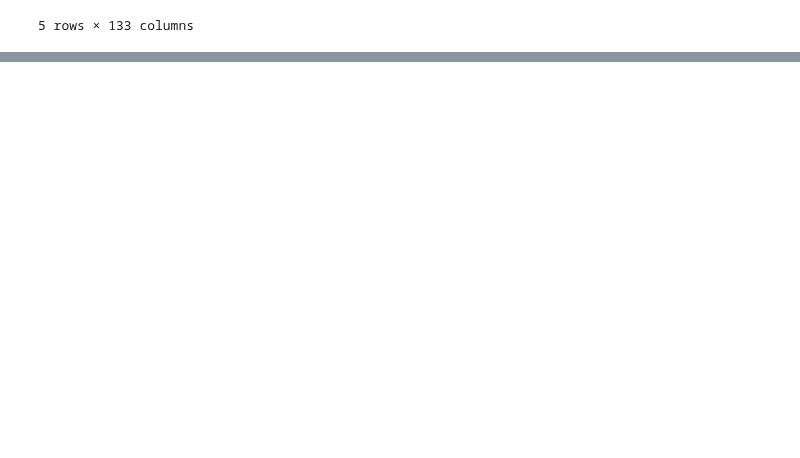
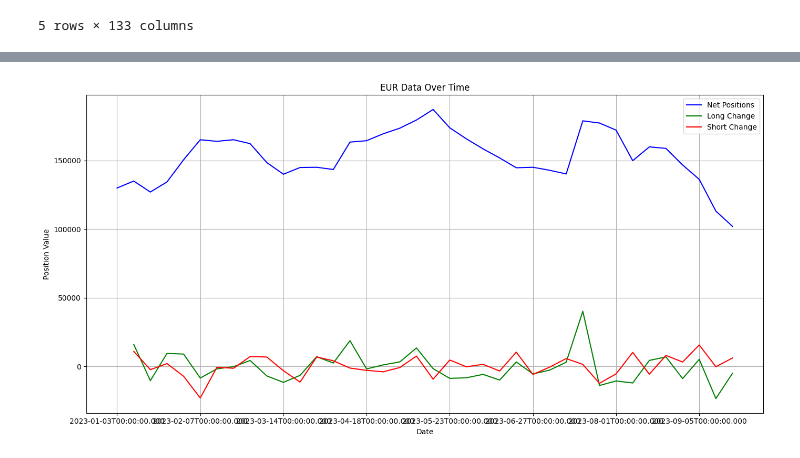
Before and after one commit to H-zx3/Projektas_FX, a Jupyter notebook: cotEUR.ipynb, the cells around one changed output, grey strips where cells are left out. Cells and saved outputs as stored; diff of their text form; code cells hidden in the pictures; blank space fills up the shorter version.

```diff
--- a/cotEUR.ipynb
+++ b/cotEUR.ipynb
@@ -88,0 +73,3 @@ non_commercial_gbp_data.head(50)
+# %%
+filtered_df = df_2023[df_2023['contract_market_name'] == "EURO FX"]
+filtered_df.head()
@@ -88,0 +110,17 @@ non_commercial_gbp_data.head(50)
+# %%
+eur_data = filtered_df[filtered_df['contract_market_name'] == "EURO FX"]
+
+non_commercial_eur_data = eur_data[['report_date_as_yyyy_mm_dd',
+                                   'contract_market_name',
+                                   'noncomm_positions_long_all',
+                                   'noncomm_positions_short_all']]
+
+# Calculate the differences for the long and short positions
+non_commercial_eur_data['long_change'] = non_commercial_eur_data['noncomm_positions_long_all'].astype(int).diff()
+non_commercial_eur_data['short_change'] = non_commercial_eur_data['noncomm_positions_short_all'].astype(int).diff()
+
+# Calculate net positions
+non_commercial_eur_data['net_positions'] = non_commercial_eur_data['noncomm_positions_long_all'].astype(int) - non_commercial_eur_data['noncomm_positions_short_all'].astype(int)
+
+# Display the first 50 rows
+non_commercial_eur_data.head(50)
@@ -88,0 +160,29 @@ non_commercial_gbp_data.head(50)
+# %%
+import matplotlib.pyplot as plt
+
+# Extracted and processed data code...
+# ... [Your code here]
+
+# Plotting
+plt.figure(figsize=(14, 7))
+
+# Plotting the 'net_positions' column
+non_commercial_eur_data.plot(x='report_date_as_yyyy_mm_dd', y='net_positions', kind='line', label='Net Positions', color='blue', ax=plt.gca())
+
+# Plotting the 'long_change' column
+non_commercial_eur_data.plot(x='report_date_as_yyyy_mm_dd', y='long_change', kind='line', label='Long Change', color='green', ax=plt.gca())
+
+# Plotting the 'short_change' column
+non_commercial_eur_data.plot(x='report_date_as_yyyy_mm_dd', y='short_change', kind='line', label='Short Change', color='red', ax=plt.gca())
+
+plt.title("EUR Data Over Time")
+plt.ylabel("Position Value")
+plt.xlabel("Date")
+plt.grid(True)
+plt.legend(loc="best")
+
+# Show the plot
+plt.tight_layout()
+plt.show()
+# %% [output]
+[figure, added]
```
Also changed, not shown: parts of 7 cells of this notebook.
